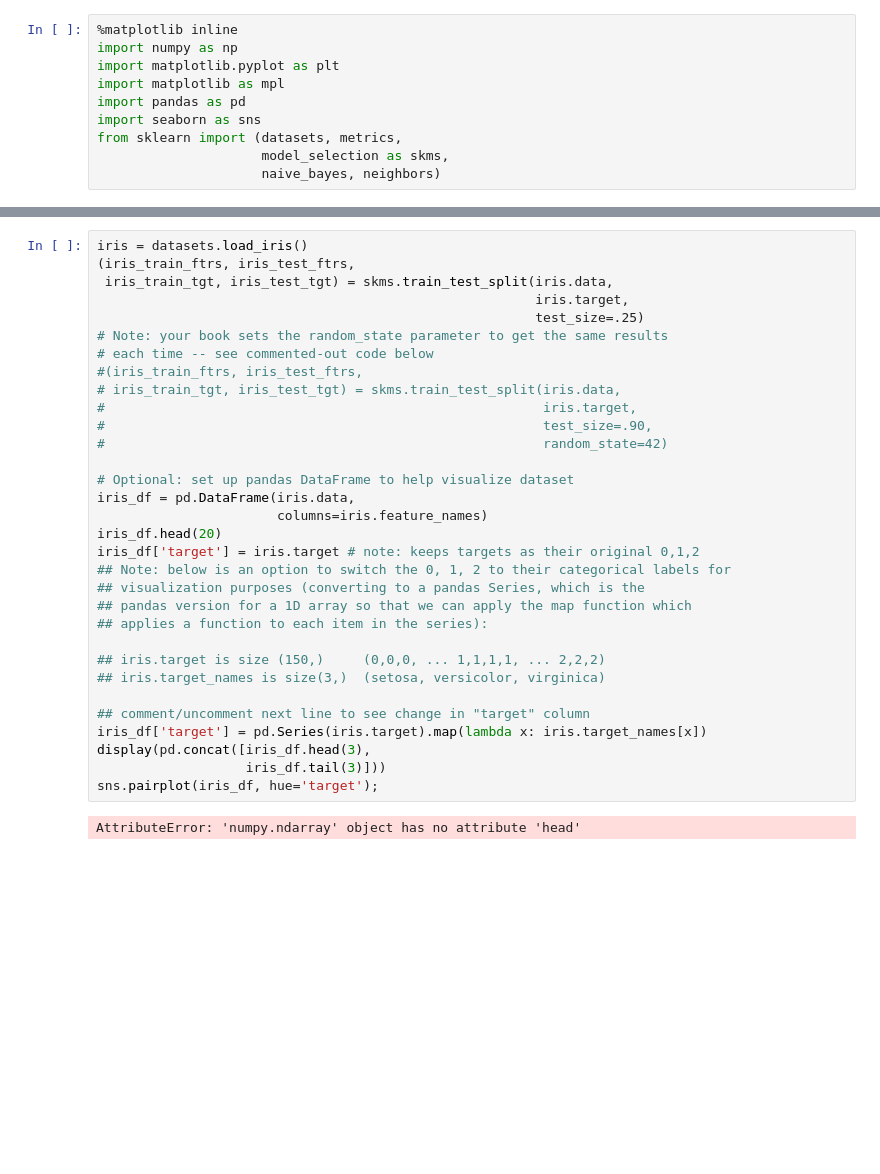
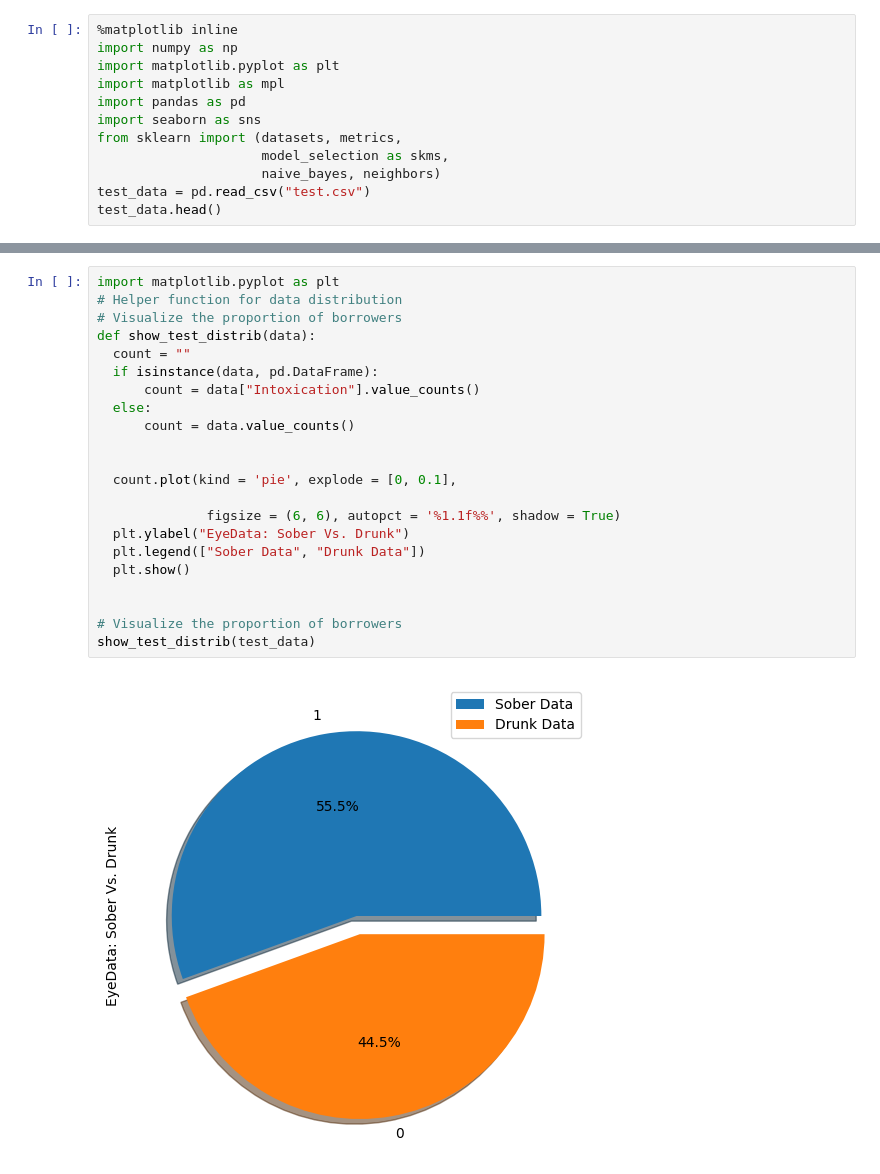
Before and after one commit to JakeKitzmann/HGN_Classification, a Jupyter notebook: Server/Classification/Drunk Classification.ipynb, the cells around one changed output, grey strips where cells are left out. Cells and saved outputs as stored; diff of their text form; blank space fills up the shorter version.

```diff
--- a/Server/Classification/Drunk Classification.ipynb
+++ b/Server/Classification/Drunk Classification.ipynb
@@ -8,3 +8,5 @@ import seaborn as sns
 from sklearn import (datasets, metrics,
                      model_selection as skms,
                      naive_bayes, neighbors)
+test_data = pd.read_csv("test.csv")
+test_data.head()
@@ -11,34 +20,24 @@ from sklearn import (datasets, metrics,
-# %%
-iris = datasets.load_iris()
-(iris_train_ftrs, iris_test_ftrs,
- iris_train_tgt, iris_test_tgt) = skms.train_test_split(iris.data,
-                                                        iris.target,
-                                                        test_size=.25)
-# Note: your book sets the random_state parameter to get the same results
-# each time -- see commented-out code below
-#(iris_train_ftrs, iris_test_ftrs,
-# iris_train_tgt, iris_test_tgt) = skms.train_test_split(iris.data,
-#                                                        iris.target,
-#                                                        test_size=.90,
-#                                                        random_state=42)
-
-# Optional: set up pandas DataFrame to help visualize dataset
-iris_df = pd.DataFrame(iris.data,
-                       columns=iris.feature_names)
-iris_df.head(20)
-iris_df['target'] = iris.target # note: keeps targets as their original 0,1,2
-## Note: below is an option to switch the 0, 1, 2 to their categorical labels for
-## visualization purposes (converting to a pandas Series, which is the
-## pandas version for a 1D array so that we can apply the map function which
-## applies a function to each item in the series):
-
-## iris.target is size (150,)     (0,0,0, ... 1,1,1,1, ... 2,2,2)
-## iris.target_names is size(3,)  (setosa, versicolor, virginica)
-
-## comment/uncomment next line to see change in "target" column
-iris_df['target'] = pd.Series(iris.target).map(lambda x: iris.target_names[x])
-display(pd.concat([iris_df.head(3),
-                   iris_df.tail(3)]))
-sns.pairplot(iris_df, hue='target');
-# %% [output]
-AttributeError: 'numpy.ndarray' object has no attribute 'head'
+# %%
+import matplotlib.pyplot as plt
+# Helper function for data distribution
+# Visualize the proportion of borrowers
+def show_test_distrib(data):
+  count = ""
+  if isinstance(data, pd.DataFrame):
+      count = data["Intoxication"].value_counts()
+  else:
+      count = data.value_counts()
+
+
+  count.plot(kind = 'pie', explode = [0, 0.1],
+
+              figsize = (6, 6), autopct = '%1.1f%%', shadow = True)
+  plt.ylabel("EyeData: Sober Vs. Drunk")
+  plt.legend(["Sober Data", "Drunk Data"])
+  plt.show()
+
+
+# Visualize the proportion of borrowers
+show_test_distrib(test_data)
+# %% [output]
+[figure, added]
```
Also changed, not shown: parts of 3 cells of this notebook, 3 other files.
